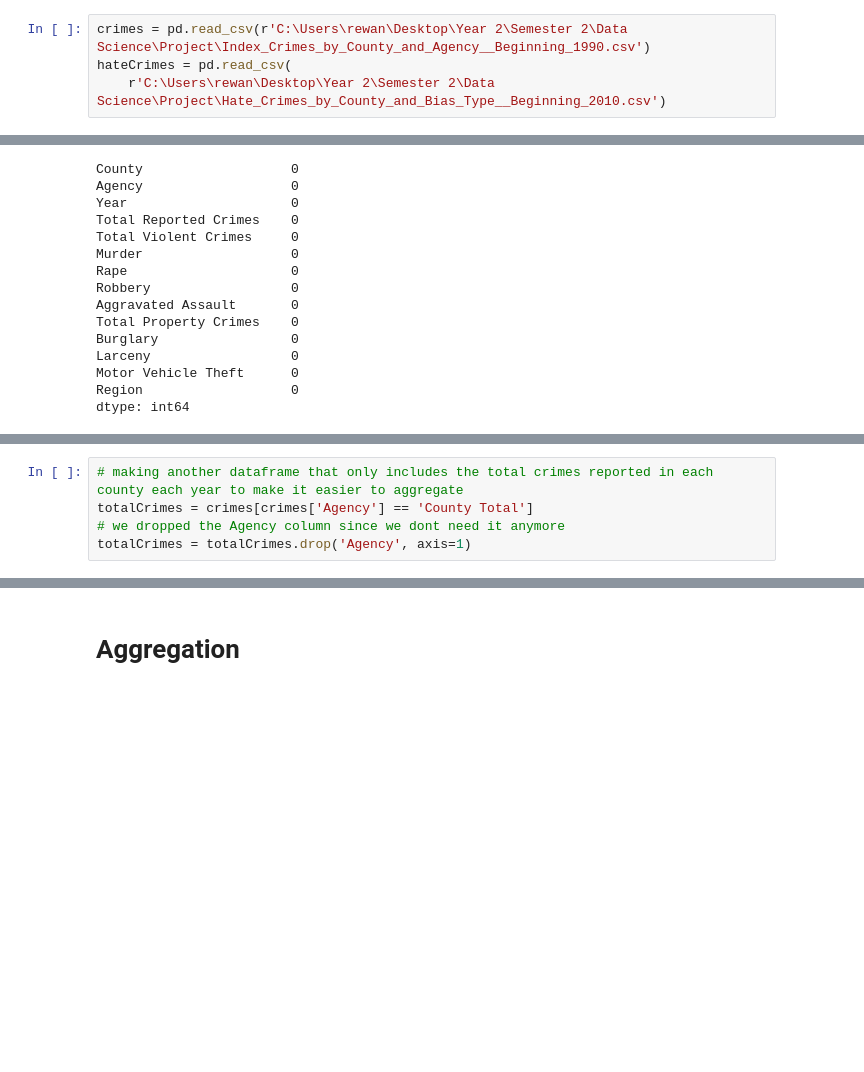
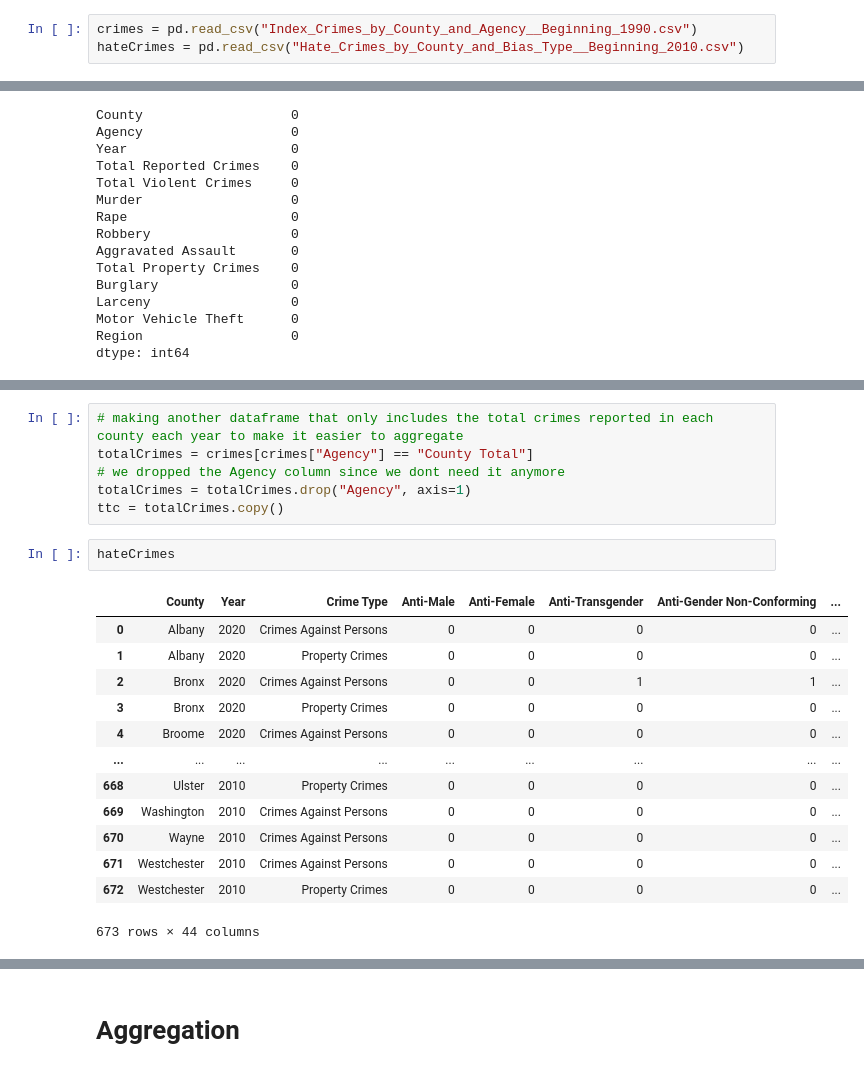
Before and after one commit to BlackYun2/data-science-project, a Jupyter notebook: Group 19.ipynb, the cells around one changed output, grey strips where cells are left out. Cells and saved outputs as stored; diff of their text form; blank space fills up the shorter version.

```diff
--- a/Group 19.ipynb
+++ b/Group 19.ipynb
@@ -2,7 +2,6 @@
 import pandas as pd
 import matplotlib.pyplot as plt
 # %%
-crimes = pd.read_csv(r'C:\Users\rewan\Desktop\Year 2\Semester 2\Data Science\Project\Index_Crimes_by_County_and_Agency__Beginning_1990.csv')
-hateCrimes = pd.read_csv(
-    r'C:\Users\rewan\Desktop\Year 2\Semester 2\Data Science\Project\Hate_Crimes_by_County_and_Bias_Type__Beginning_2010.csv')
+crimes = pd.read_csv("Index_Crimes_by_County_and_Agency__Beginning_1990.csv")
+hateCrimes = pd.read_csv("Hate_Crimes_by_County_and_Bias_Type__Beginning_2010.csv")
 # %% [markdown]
@@ -120,6 +131,23 @@ Region_Non-New York City     int32
 dtype: object
 # %%
 # making another dataframe that only includes the total crimes reported in each county each year to make it easier to aggregate
-totalCrimes = crimes[crimes['Agency'] == 'County Total']
+totalCrimes = crimes[crimes["Agency"] == "County Total"]
 # we dropped the Agency column since we dont need it anymore
-totalCrimes = totalCrimes.drop('Agency', axis=1)
+totalCrimes = totalCrimes.drop("Agency", axis=1)
+ttc = totalCrimes.copy()
+# %%
+hateCrimes
+# %% [output]
+|  | County | Year | Crime Type | Anti-Male | Anti-Female | Anti-Transgender | Anti-Gender Non-Conforming | ... |
+| 0 | Albany | 2020 | Crimes Against Persons | 0 | 0 | 0 | 0 | ... |
+| 1 | Albany | 2020 | Property Crimes | 0 | 0 | 0 | 0 | ... |
+| 2 | Bronx | 2020 | Crimes Against Persons | 0 | 0 | 1 | 1 | ... |
+| 3 | Bronx | 2020 | Property Crimes | 0 | 0 | 0 | 0 | ... |
+| 4 | Broome | 2020 | Crimes Against Persons | 0 | 0 | 0 | 0 | ... |
+| ... | ... | ... | ... | ... | ... | ... | ... | ... |
+| 668 | Ulster | 2010 | Property Crimes | 0 | 0 | 0 | 0 | ... |
+| 669 | Washington | 2010 | Crimes Against Persons | 0 | 0 | 0 | 0 | ... |
+| 670 | Wayne | 2010 | Crimes Against Persons | 0 | 0 | 0 | 0 | ... |
+| 671 | Westchester | 2010 | Crimes Against Persons | 0 | 0 | 0 | 0 | ... |
+| 672 | Westchester | 2010 | Property Crimes | 0 | 0 | 0 | 0 | ... |
+673 rows × 44 columns
```
Also changed, not shown: parts of 28 cells of this notebook, 14 other files.
